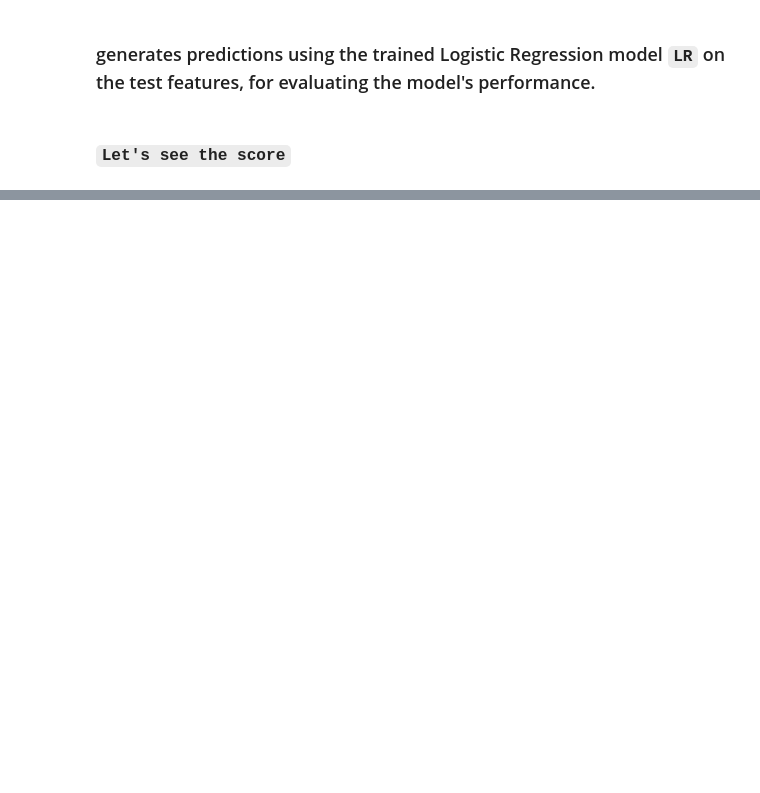
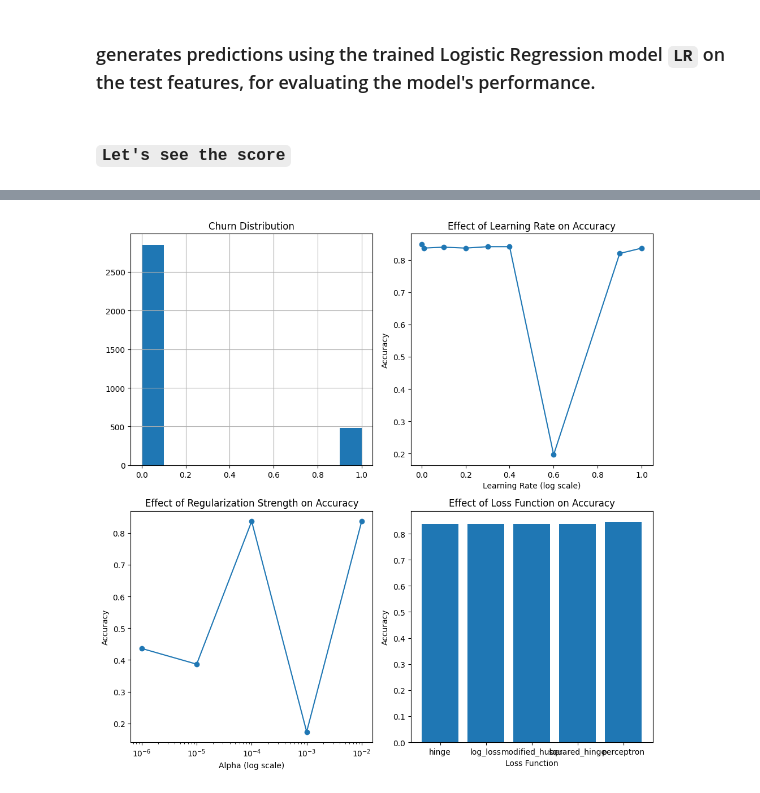
Before and after one commit to Mohamed25885/customer-churn, a Jupyter notebook: train.ipynb, the cells around one changed output, grey strips where cells are left out. Saved outputs shown, nothing was run; the diff lists cells and outputs as text; code cells hidden in the pictures; blank space fills up the shorter version.

```diff
--- a/train.ipynb
+++ b/train.ipynb
@@ -120,5 +121,9 @@ features_train, features_test, labels_train, labels_test = skms.train_test_split
 #### **`eta0`**: The initial learning rate. It is the starting value for the learning rate and is used because the learning rate is constant.
 
 #### **`max_iter`**: The maximum number of iterations (epochs) for training the model. The model will train up to 5000 iterations before stopping.
+# %%
+LR = sklm.SGDClassifier(random_state=0, shuffle=True, learning_rate="constant", eta0=1, max_iter=100000, fit_intercept=True, penalty='l2', alpha=.000001, loss="hinge")
 # %% [markdown]
 ### This code fits (trains) the Logistic Regression model `LR` using the provided training data, `features_train` and `labels_train`.
+# %%
+LR.fit(features_train, labels_train)
@@ -125,4 +133,6 @@ features_train, features_test, labels_train, labels_test = skms.train_test_split
 # %% [markdown]
 ### generates predictions using the trained Logistic Regression model `LR` on the test features, for evaluating the model's performance.
+# %%
+    prediction = LR.predict(features_test)
 # %% [markdown]
 ### **`Let's see the score`**
@@ -134,0 +144,71 @@ train_model.getModel(features_train, features_test, labels_train, labels_test, 0
+# %%
+
+
+learning_rates=[.001,.01,.1,.2,.3,.4,.6,.9,1]
+accuracy_lr=[]
+
+for learning_rate in learning_rates:
+    LR = sklm.SGDClassifier(random_state=0, shuffle=True, learning_rate="constant", eta0=learning_rate, max_iter=100000, fit_intercept=True, penalty='l2', alpha=1e-4, loss="log_loss")
+    LR.fit(features_train, labels_train)
+    prediction = LR.predict(features_test)
+    accuracy = accuracy_score(labels_test, prediction)
+    accuracy_lr.append(accuracy)
+
+# Vary alpha (regularization strength)
+alphas = [1e-6, 1e-5, 1e-4, 1e-3, 1e-2]
+accuracy_alpha = []
+
+for alpha in alphas:
+    LR = sklm.SGDClassifier(random_state=0, shuffle=True, learning_rate="constant", eta0=0.01, max_iter=100000, fit_intercept=True, penalty='l2', alpha=alpha, loss="log_loss")
+    LR.fit(features_train, labels_train)
+    prediction = LR.predict(features_test)
+    accuracy = accuracy_score(labels_test, prediction)
+    accuracy_alpha.append(accuracy)
+
+# Vary loss function
+loss_functions = ['hinge', 'log_loss', 'modified_huber', 'squared_hinge', 'perceptron']
+accuracy_loss = []
+
+
+for loss_function in loss_functions:
+    LR = sklm.SGDClassifier(random_state=0, shuffle=True, learning_rate="constant", eta0=0.01, max_iter=100000, fit_intercept=True, penalty='l2', alpha=1e-4, loss=loss_function)
+    LR.fit(features_train, labels_train)
+    prediction = LR.predict(features_test)
+    accuracy = accuracy_score(labels_test, prediction)
+    accuracy_loss.append(accuracy)
+
+# Plotting
+plt.figure(figsize=(15, 10))
+
+# Original histogram
+plt.subplot(2, 3, 1)
+dataset['Churn?'].hist()
+plt.title('Churn Distribution')
+
+# Learning rate plot
+plt.subplot(2, 3, 2)
+plt.plot(learning_rates, accuracy_lr, marker='o')
+plt.xscale('linear')
+plt.xlabel('Learning Rate (log scale)')
+plt.ylabel('Accuracy')
+plt.title('Effect of Learning Rate on Accuracy')
+
+# Alpha plot
+plt.subplot(2, 3, 4)
+plt.plot(alphas, accuracy_alpha, marker='o')
+plt.xscale('log')
+plt.xlabel('Alpha (log scale)')
+plt.ylabel('Accuracy')
+plt.title('Effect of Regularization Strength on Accuracy')
+
+# Loss function plot
+plt.subplot(2, 3, 5)
+plt.bar(loss_functions, accuracy_loss)
+plt.xlabel('Loss Function')
+plt.ylabel('Accuracy')
+plt.title('Effect of Loss Function on Accuracy')
+
+plt.tight_layout()
+plt.show()
+# %% [output]
+[figure, added]
```
Also changed, not shown: parts of 6 cells of this notebook, 2 other files.
